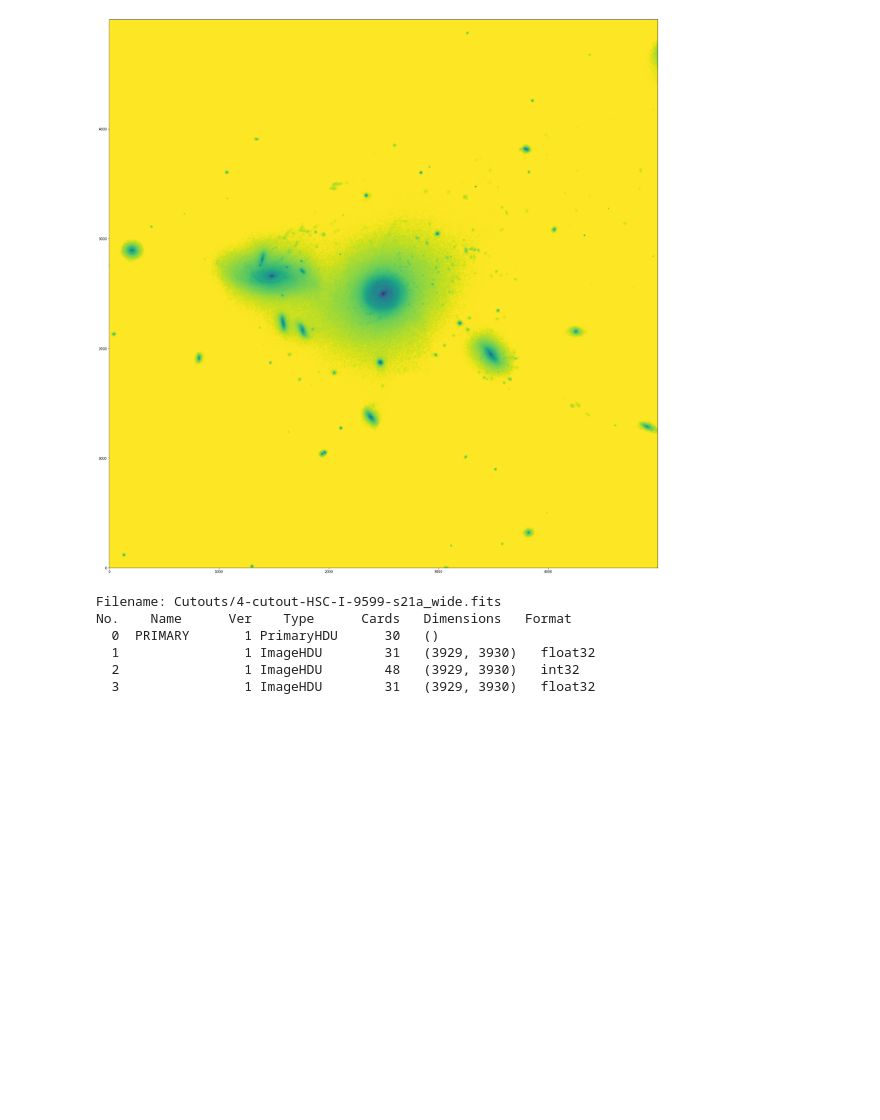
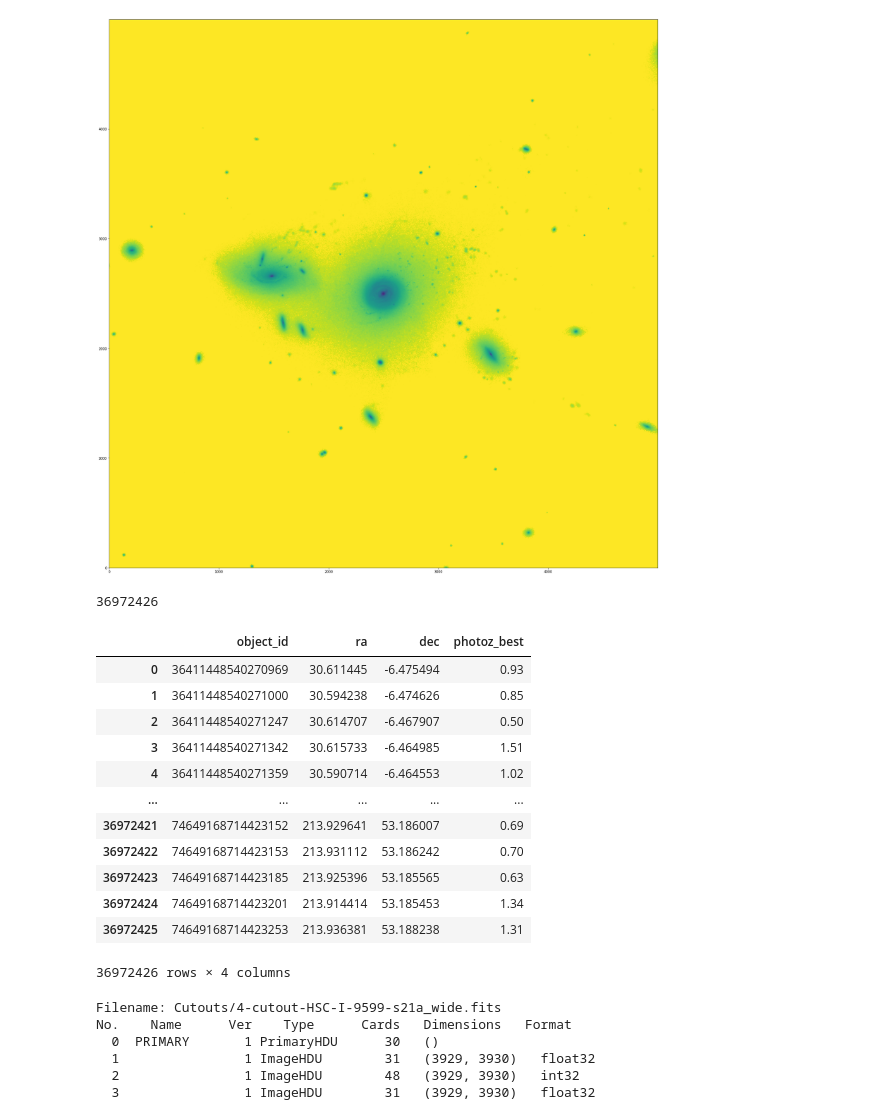
Before and after one commit to cbottrell/RealSim_HSC, a Jupyter notebook: testing.ipynb, the cells around one changed output. Cells and saved outputs as stored; diff of their text form; code cells hidden in the pictures; blank space fills up the shorter version.

```diff
--- a/testing.ipynb
+++ b/testing.ipynb
@@ -1375,12 +1357,35 @@ CTYPE2  = 'kpc     '           / Physical units of the Y-axis increment
 [figure]
 # %%
 import pandas as pd
+import numpy as np
 
 df = pd.read_csv('Catalogues/HSC-dr3-s20a_wide-photoz_mizuki-CLEAN.csv',comment='#')
 
-df = df.sample(1000000,random_state=np.random.RandomState())
+print(len(df.index))
 
-df.to_csv('Catalogues/HSC-dr3-s20a_wide-photoz_mizuki-CLEAN_TESTING.csv',index=False)
+df = df.loc[df['photoz']]
+
+# df = df.sample(1000000,random_state=np.random.RandomState())
+
+# df.to_csv('Catalogues/HSC-dr3-s20a_wide-photoz_mizuki-CLEAN_TESTING.csv',index=False)
+# %% [output]
+36972426
+# %%
+df
+# %% [output]
+|  | object_id | ra | dec | photoz_best |
+| 0 | 36411448540270969 | 30.611445 | -6.475494 | 0.93 |
+| 1 | 36411448540271000 | 30.594238 | -6.474626 | 0.85 |
+| 2 | 36411448540271247 | 30.614707 | -6.467907 | 0.50 |
+| 3 | 36411448540271342 | 30.615733 | -6.464985 | 1.51 |
+| 4 | 36411448540271359 | 30.590714 | -6.464553 | 1.02 |
+| ... | ... | ... | ... | ... |
+| 36972421 | 74649168714423152 | 213.929641 | 53.186007 | 0.69 |
+| 36972422 | 74649168714423153 | 213.931112 | 53.186242 | 0.70 |
+| 36972423 | 74649168714423185 | 213.925396 | 53.185565 | 0.63 |
+| 36972424 | 74649168714423201 | 213.914414 | 53.185453 | 1.34 |
+| 36972425 | 74649168714423253 | 213.936381 | 53.188238 | 1.31 |
+36972426 rows × 4 columns
 # %%
 from astropy.io import fits
 import numpy as np
```
Also changed, not shown: parts of 8 cells of this notebook, 2 other files.
